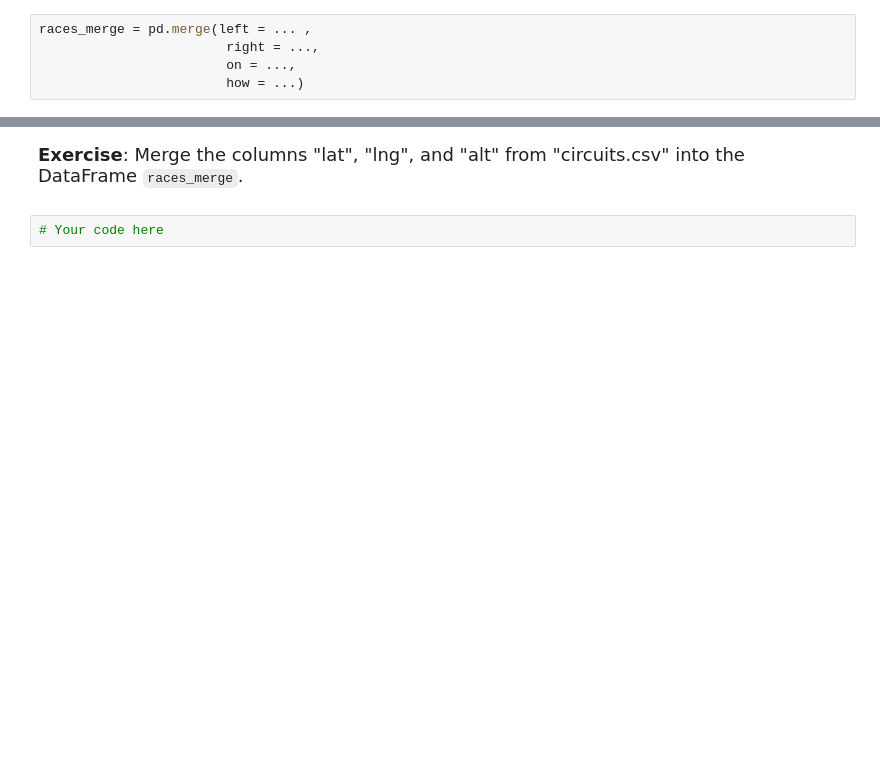
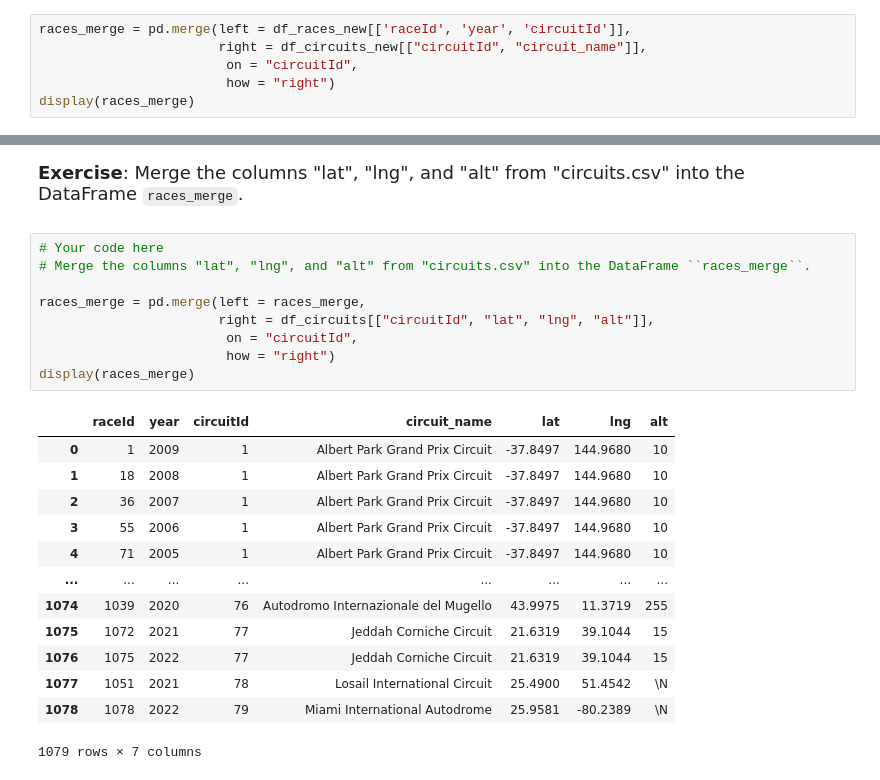
Before and after one commit to joycheng88/qtm151fall2025, a Jupyter notebook: Lecture_16-merging_data/lecture16.ipynb, the cells around one changed output, grey strips where cells are left out. Cells and saved outputs as stored; diff of their text form; blank space fills up the shorter version.

```diff
--- a/Lecture_16-merging_data/lecture16.ipynb
+++ b/Lecture_16-merging_data/lecture16.ipynb
@@ -293,7 +468,8 @@ display(races_merge.head())
     - "circuitId", "circuit_name", "location" from "circuits.csv"
 - How should I perform the merge?
 # %%
-races_merge = pd.merge(left = ... ,
-                        right = ...,
-                        on = ...,
-                        how = ...)
+races_merge = pd.merge(left = df_races_new[['raceId', 'year', 'circuitId']],
+                       right = df_circuits_new[["circuitId", "circuit_name"]],
+                        on = "circuitId",
+                        how = "right")
+display(races_merge)
@@ -363,3 +610,24 @@ races_merge_choose_suffix = pd.merge(df_races,
 **Exercise**: Merge the columns "lat", "lng", and "alt" from "circuits.csv" into the DataFrame ``races_merge``.
 # %%
 # Your code here
+# Merge the columns "lat", "lng", and "alt" from "circuits.csv" into the DataFrame ``races_merge``.
+
+races_merge = pd.merge(left = races_merge,
+                       right = df_circuits[["circuitId", "lat", "lng", "alt"]],
+                        on = "circuitId",
+                        how = "right")
+display(races_merge)
+# %% [output]
+|  | raceId | year | circuitId | circuit_name | lat | lng | alt |
+| 0 | 1 | 2009 | 1 | Albert Park Grand Prix Circuit | -37.8497 | 144.9680 | 10 |
+| 1 | 18 | 2008 | 1 | Albert Park Grand Prix Circuit | -37.8497 | 144.9680 | 10 |
+| 2 | 36 | 2007 | 1 | Albert Park Grand Prix Circuit | -37.8497 | 144.9680 | 10 |
+| 3 | 55 | 2006 | 1 | Albert Park Grand Prix Circuit | -37.8497 | 144.9680 | 10 |
+| 4 | 71 | 2005 | 1 | Albert Park Grand Prix Circuit | -37.8497 | 144.9680 | 10 |
+| ... | ... | ... | ... | ... | ... | ... | ... |
+| 1074 | 1039 | 2020 | 76 | Autodromo Internazionale del Mugello | 43.9975 | 11.3719 | 255 |
+| 1075 | 1072 | 2021 | 77 | Jeddah Corniche Circuit | 21.6319 | 39.1044 | 15 |
+| 1076 | 1075 | 2022 | 77 | Jeddah Corniche Circuit | 21.6319 | 39.1044 | 15 |
+| 1077 | 1051 | 2021 | 78 | Losail International Circuit | 25.4900 | 51.4542 | \N |
+| 1078 | 1078 | 2022 | 79 | Miami International Autodrome | 25.9581 | -80.2389 | \N |
+1079 rows × 7 columns
```
Also changed, not shown: parts of 22 cells of this notebook.
